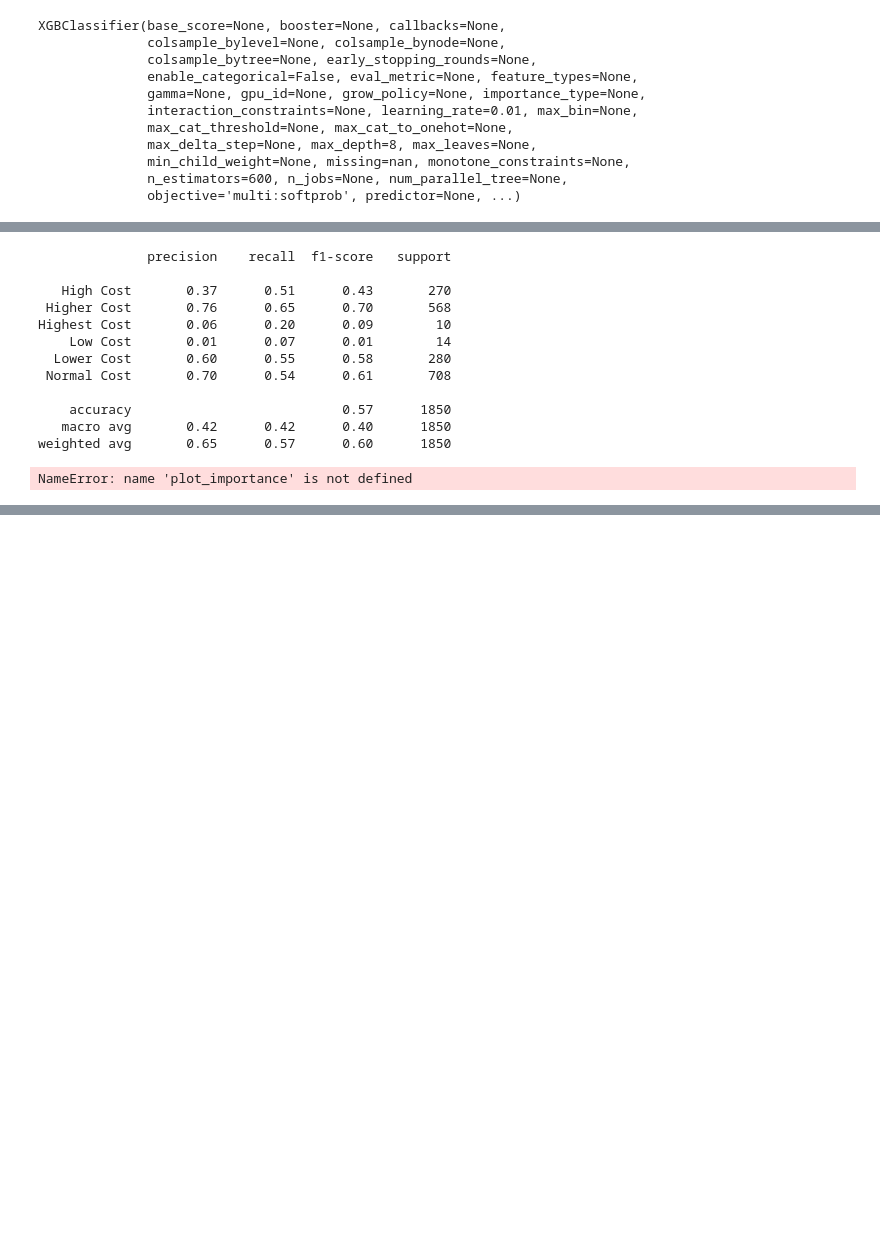
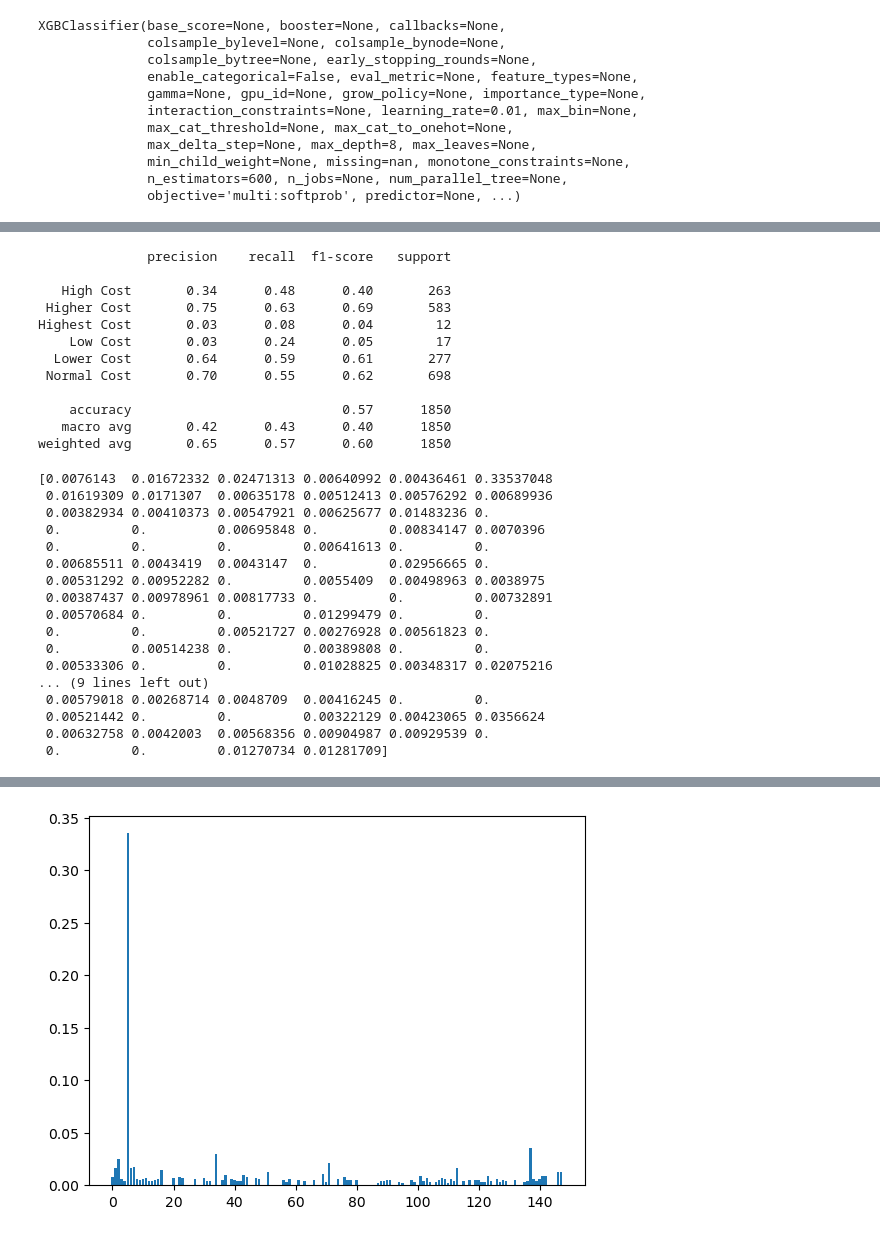
Before and after one commit to Njaramba-Riri/expenditure-prediction, a Jupyter notebook: Models/XGBoost.ipynb, the cells around one changed output, grey strips where cells are left out. Cells and saved outputs as stored; diff of their text form; code cells hidden in the pictures; blank space fills up the shorter version.

```diff
--- a/Models/XGBoost.ipynb
+++ b/Models/XGBoost.ipynb
@@ -45,7 +47,7 @@ y.shape
 (18506,)
 # %%
 le=LabelEncoder()
-y=le.fit_transform(y)
+y=le.fit_transform(y).astype('int')
 y
 # %% [output]
 array([0, 0, 1, ..., 1, 1, 3])
@@ -170,9 +172,9 @@ plt.show();
 
 
 
-model.fit(X_train, y_train)
-          #eval_set=[(X_test, y_test)])
-          #early_stopping_rounds=50,
-          #eval_metric=['logloss'],
-          #verbose=100)
+model.fit(X_train, y_train,
+          eval_set=[(X_test, y_test)],
+          early_stopping_rounds=50,
+          eval_metric=['mlogloss'],
+          verbose =100)
 # %% [output]
@@ -194,17 +203,35 @@ print(classification_report(ypred, y_test,target_names=le.classes_))
 # %% [output]
               precision    recall  f1-score   support
 
-   High Cost       0.37      0.51      0.43       270
- Higher Cost       0.76      0.65      0.70       568
-Highest Cost       0.06      0.20      0.09        10
-    Low Cost       0.01      0.07      0.01        14
-  Lower Cost       0.60      0.55      0.58       280
- Normal Cost       0.70      0.54      0.61       708
+   High Cost       0.34      0.48      0.40       263
+ Higher Cost       0.75      0.63      0.69       583
+Highest Cost       0.03      0.08      0.04        12
+    Low Cost       0.03      0.24      0.05        17
+  Lower Cost       0.64      0.59      0.61       277
+ Normal Cost       0.70      0.55      0.62       698
 
     accuracy                           0.57      1850
-   macro avg       0.42      0.42      0.40      1850
+   macro avg       0.42      0.43      0.40      1850
 weighted avg       0.65      0.57      0.60      1850
 # %%
-plot_importance(model)
+print(model.feature_importances_)
+plt.bar(range(len(model.feature_importances_)), model.feature_importances_)
+plt.show()
 # %% [output]
-NameError: name 'plot_importance' is not defined
+[0.0076143  0.01672332 0.02471313 0.00640992 0.00436461 0.33537048
+ 0.01619309 0.0171307  0.00635178 0.00512413 0.00576292 0.00689936
+ 0.00382934 0.00410373 0.00547921 0.00625677 0.01483236 0.
+ 0.         0.         0.00695848 0.         0.00834147 0.0070396
+ 0.         0.         0.         0.00641613 0.         0.
+ 0.00685511 0.0043419  0.0043147  0.         0.02956665 0.
+ 0.00531292 0.00952282 0.         0.0055409  0.00498963 0.0038975
+ 0.00387437 0.00978961 0.00817733 0.         0.         0.00732891
+ 0.00570684 0.         0.         0.01299479 0.         0.
+ 0.         0.         0.00521727 0.00276928 0.00561823 0.
+ 0.         0.00514238 0.         0.00389808 0.         0.
+ 0.00533306 0.         0.         0.01028825 0.00348317 0.02075216
+... (9 lines left out)
+ 0.00579018 0.00268714 0.0048709  0.00416245 0.         0.
+ 0.00521442 0.         0.         0.00322129 0.00423065 0.0356624
+ 0.00632758 0.0042003  0.00568356 0.00904987 0.00929539 0.
+ 0.         0.         0.01270734 0.01281709]
@@ -210,0 +240 @@ NameError: name 'plot_importance' is not defined
+[figure, added]
```
Also changed, not shown: parts of 20 cells of this notebook, 5 other files.
